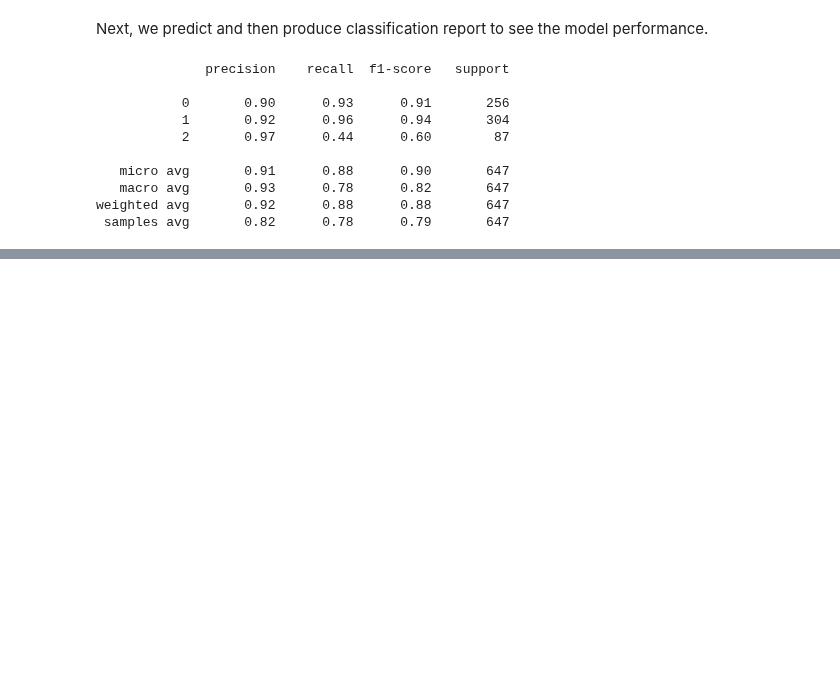
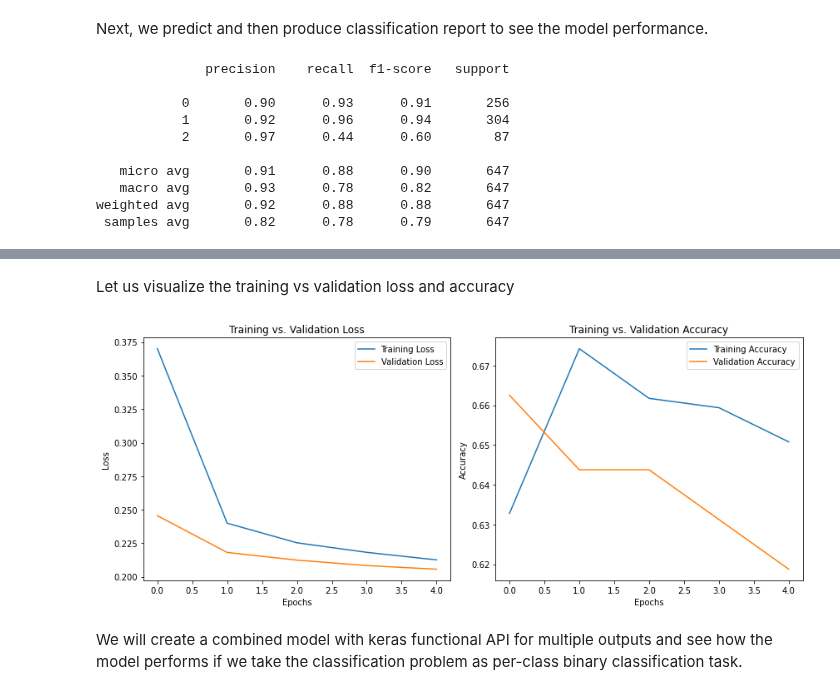
Before and after one commit to syednayeemridwan/data-science-projects, a Jupyter notebook: Irrigation Areas Identification/irrigation-system.ipynb, the cells around one changed output, grey strips where cells are left out. Saved outputs shown, nothing was run; the diff lists cells and outputs as text; code cells hidden in the pictures; blank space fills up the shorter version.

```diff
--- a/Irrigation Areas Identification/irrigation-system.ipynb
+++ b/Irrigation Areas Identification/irrigation-system.ipynb
@@ -354,0 +482,14 @@ Let us see if increasing threshold can produce a better result
+# %%
+
+# Train the combined model and store the history
+history = model.fit(X_train_combined, y_train_combined, epochs=5, batch_size=32, validation_split=0.2, verbose=0)
+
+# Predict with the combined model
+y_pred_combined = model.predict(X_test_combined)
+
+# Apply threshold to convert probabilities to 0 or 1
+threshold = 0.6
+y_pred_combined_binary = (y_pred_combined > threshold).astype(int)
+
+# Evaluate the combined model
+print(classification_report(y_test_combined, y_pred_combined_binary))
@@ -354,0 +507,31 @@ Let us see if increasing threshold can produce a better result
+# %% [markdown]
+Let us visualize the training vs validation loss and accuracy
+# %%
+
+# Plot training vs validation loss and accuracy
+plt.figure(figsize=(12, 5))
+
+# Plot loss
+plt.subplot(1, 2, 1)
+plt.plot(history.history['loss'], label='Training Loss')
+plt.plot(history.history['val_loss'], label='Validation Loss')
+plt.xlabel('Epochs')
+plt.ylabel('Loss')
+plt.title('Training vs. Validation Loss')
+plt.legend()
+
+# Plot accuracy
+plt.subplot(1, 2, 2)
+plt.plot(history.history['accuracy'], label='Training Accuracy')
+plt.plot(history.history['val_accuracy'], label='Validation Accuracy')
+plt.xlabel('Epochs')
+plt.ylabel('Accuracy')
+plt.title('Training vs. Validation Accuracy')
+plt.legend()
+
+plt.tight_layout()
+plt.show()
+# %% [output]
+[figure, added]
+# %% [markdown]
+We will create a combined model with keras functional API for multiple outputs and see how the model performs if we take the classification problem as per-class binary classification task.
```
Also changed, not shown: parts of 20 cells of this notebook, 1 other file.
